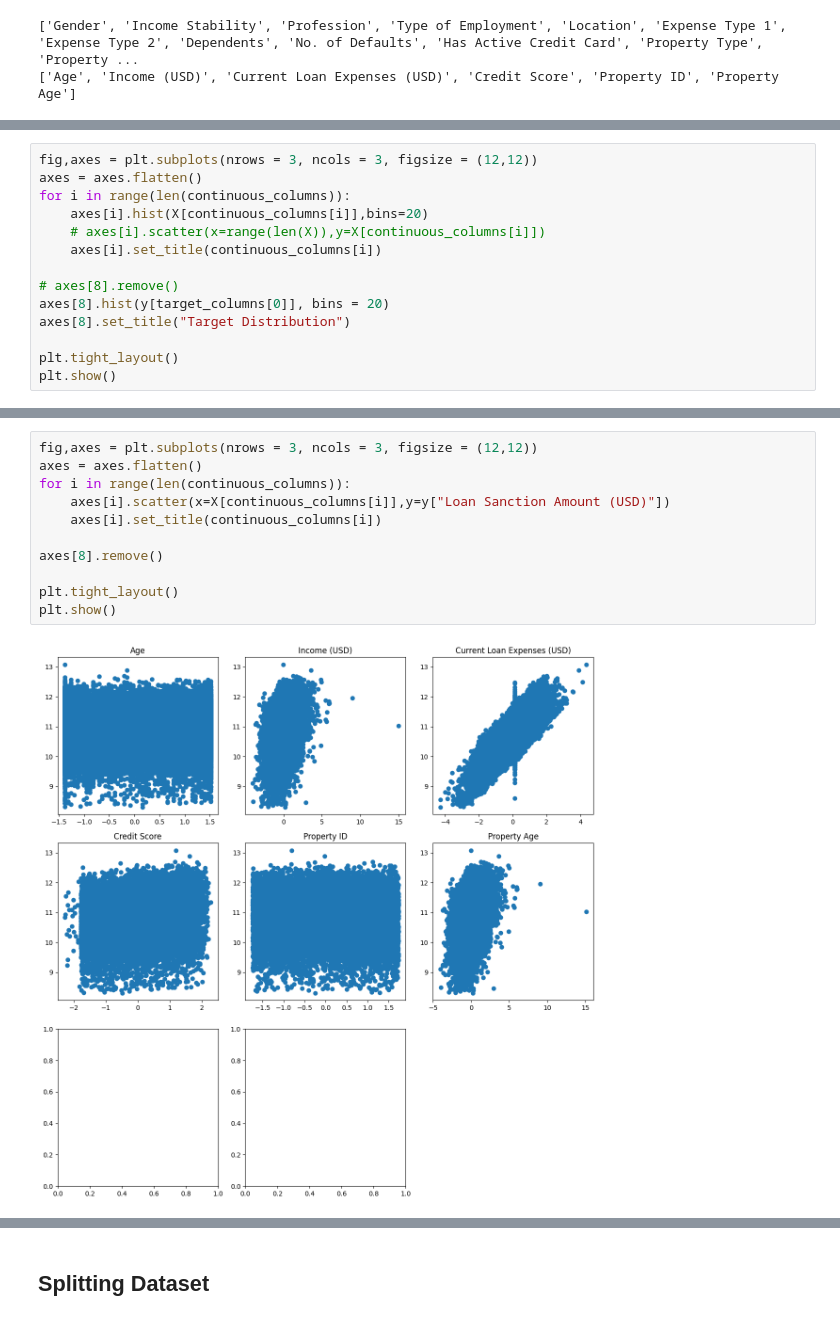
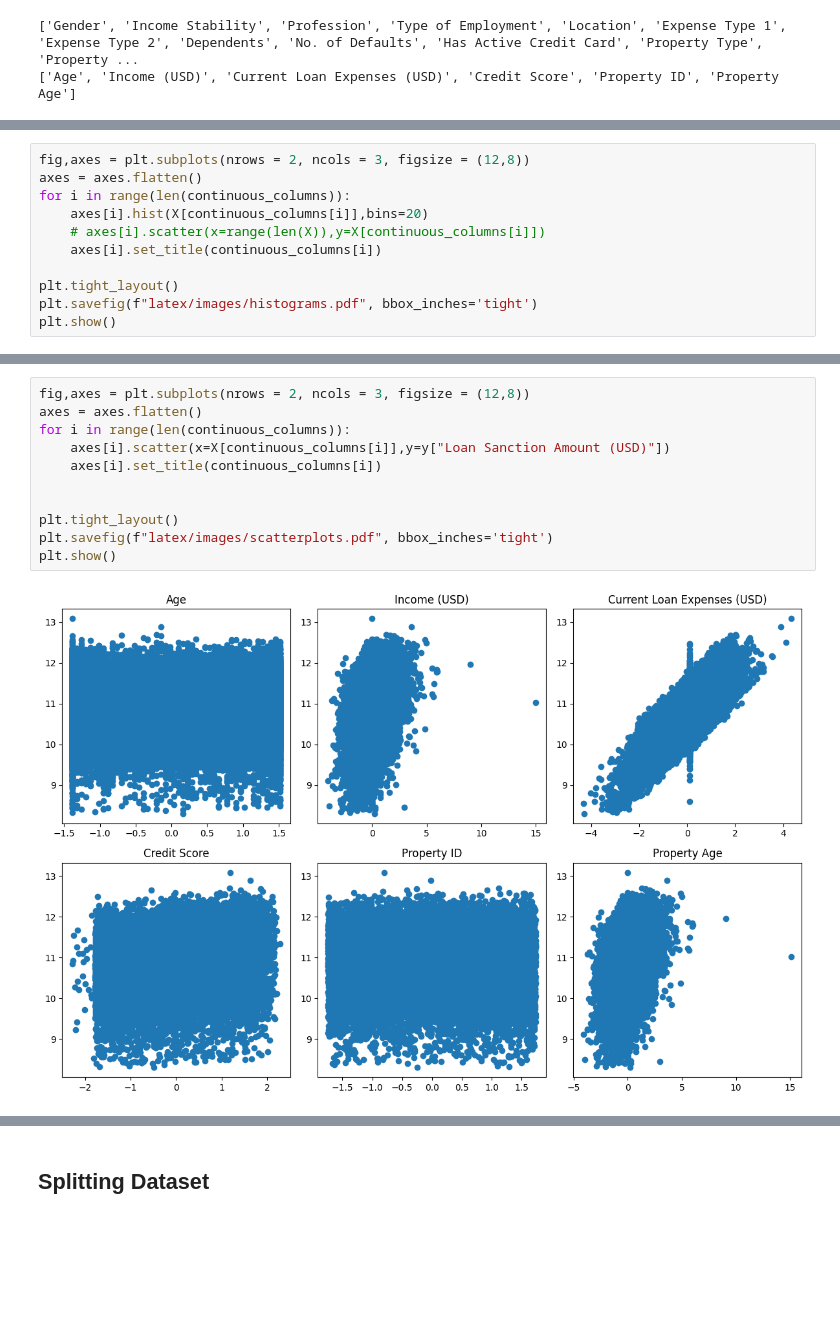
Before and after one commit to KarthikPreVin/MACHINE-LEARNING-LAB, a Jupyter notebook: ASSIGNMENT 3/ASSIGNMENT 3.ipynb, the cells around one changed output, grey strips where cells are left out. Saved outputs shown, nothing was run; the diff lists cells and outputs as text; blank space fills up the shorter version.

```diff
--- a/ASSIGNMENT 3/ASSIGNMENT 3.ipynb
+++ b/ASSIGNMENT 3/ASSIGNMENT 3.ipynb
@@ -212,17 +213,14 @@ plt.show()
 # %% [output]
 [figure]
 # %%
-fig,axes = plt.subplots(nrows = 3, ncols = 3, figsize = (12,12))
+fig,axes = plt.subplots(nrows = 2, ncols = 3, figsize = (12,8))
 axes = axes.flatten()
 for i in range(len(continuous_columns)):
     axes[i].hist(X[continuous_columns[i]],bins=20)
     # axes[i].scatter(x=range(len(X)),y=X[continuous_columns[i]])
     axes[i].set_title(continuous_columns[i])
 
-# axes[8].remove()
-axes[8].hist(y[target_columns[0]], bins = 20)
-axes[8].set_title("Target Distribution")
-
 plt.tight_layout()
+plt.savefig(f"latex/images/histograms.pdf", bbox_inches='tight')
 plt.show()
 # %% [output]
@@ -230,13 +228,13 @@ plt.show()
 # %%
-fig,axes = plt.subplots(nrows = 3, ncols = 3, figsize = (12,12))
+fig,axes = plt.subplots(nrows = 2, ncols = 3, figsize = (12,8))
 axes = axes.flatten()
 for i in range(len(continuous_columns)):
     axes[i].scatter(x=X[continuous_columns[i]],y=y["Loan Sanction Amount (USD)"])
     axes[i].set_title(continuous_columns[i])
 
-axes[8].remove()
 
 plt.tight_layout()
+plt.savefig(f"latex/images/scatterplots.pdf", bbox_inches='tight')
 plt.show()
 # %% [output]
-[figure, old version]
+[figure, new version]
```
Also changed, not shown: parts of 17 cells of this notebook, 2 other files.
